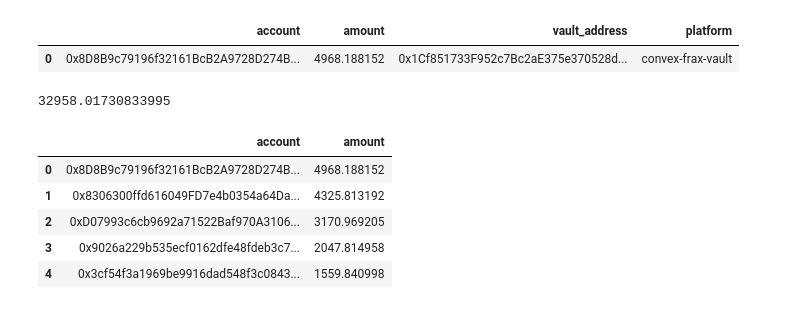
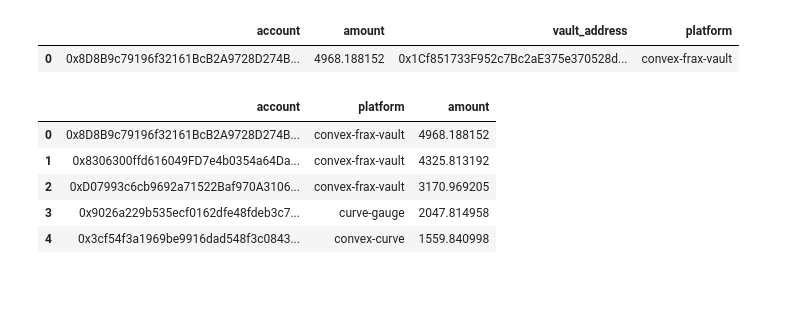
Before and after one commit to bam4564/flywheel, a Jupyter notebook: frxETH.ipynb, the cells around one changed output. Cells and saved outputs as stored; diff of their text form; code cells hidden in the pictures.

```diff
--- a/frxETH.ipynb
+++ b/frxETH.ipynb
@@ -115,15 +93,17 @@ sg = Subgrounds()
 sg_curve_pools = sg.load_subgraph(URL_CURVE_POOLS)
 sg_curve_dao = sg.load_subgraph(URL_CURVE_DAO)
 # %%
+# frxETHCRV staked in curve gauge. frxETHCRV -> frxETHCRV-gauge at 1:1 ratio
+# ---------------------------------------------------------------------------------------------------------------------
 qattrs = ['id', 'provider', 'value']
 # deposits into gauge
 df_deposits = query_attrs(
-    sg_curve_dao.Query.gaugeDeposits(first=100000, where={'gauge': ADDRESS_FRXETHCRV_GAUGE}), qattrs
+    sg, sg_curve_dao.Query.gaugeDeposits(first=100000, where={'gauge': ADDRESS_frxETHCRV_GAUGE_DEPOSIT}), qattrs
 )
 df_deposits = remove_prefix(df_deposits, 'gaugeDeposits_')
 # withdawals from gauge
 df_withdraws = query_attrs(
-    sg_curve_dao.Query.gaugeWithdraws(first=100000, where={'gauge': ADDRESS_FRXETHCRV_GAUGE}), qattrs
+    sg, sg_curve_dao.Query.gaugeWithdraws(first=100000, where={'gauge': ADDRESS_frxETHCRV_GAUGE_DEPOSIT}), qattrs
 )
 df_withdraws = remove_prefix(df_withdraws, 'gaugeWithdraws_')
 df_withdraws.value *= -1
@@ -152,14 +146,16 @@ Percent of frxETHCRV staked on convex: 92.188858%
 | 3 | 0x29f227b10c58457d8837031c813216d... | 102.939595 | curve-gauge |
 | 4 | 0x73e47e110dd251bd6449381724f2bb5... | 43.367171 | curve-gauge |
 # %%
+# frxETHCRV staked in convex (curve system). frxETHCRV -> cvxfrxETHCRV at 1:1 ratio
+# ---------------------------------------------------------------------------------------------------------------------
 qattrs = ['id', 'amount', 'timestamp', 'user.address']
 # deposits into the convex staking contract for curve lp tokens
 q_deposits = sg_curve_pools.Query.deposits(first=100000, where={'poolid_': {'swap': ADDRESS_CURVE_POOL_FRXETH_ETH}})
-df_deposits = query_attrs(q_deposits, qattrs)
+df_deposits = query_attrs(sg, q_deposits, qattrs)
 df_deposits = remove_prefix(df_deposits, 'deposits_')
 # withdrawals from the convex staking contract for curve lp tokens
 q_withdrawals = sg_curve_pools.Query.withdrawals(first=100000, where={'poolid_': {'swap': ADDRESS_CURVE_POOL_FRXETH_ETH}})
-df_withdrawals = query_attrs(q_withdrawals, qattrs)
+df_withdrawals = query_attrs(sg, q_withdrawals, qattrs)
 df_withdrawals = remove_prefix(df_withdrawals, 'withdrawals_')
 df_withdrawals.amount *= -1
 # current deposited amount per account in convex staking contract for curve lp tokens
@@ -220,15 +222,19 @@ df.head()
 # %%
 address_convex_staking_wrapper_frax = '0x4659d5fF63A1E1EDD6D5DD9CC315e063c95947d0'
 contract_convex_staking_wrapper_frax = w3.eth.contract(
-    address_convex_staking_wrapper_frax, abi=eth.get_contract_abi(address)
+    address_convex_staking_wrapper_frax, abi=etherscan.get_contract_abi(address_convex_staking_wrapper_frax)
 )
 # %%
 deposit_logs = contract_convex_staking_wrapper_frax.events.Deposited.getLogs(fromBlock=0)
 withdrawal_logs = contract_convex_staking_wrapper_frax.events.Withdrawn.getLogs(fromBlock=0)
 # %%
-df_stkcvxfrxethits = [{'account': d.args['_account'], 'amount': d.args['_amount'] / 1e18} for d in deposit_logs]
+# frxETHCRV staked in convex (frax system). frxETHCRV -> stkcvxfrxETHCRV-frax
+# ---------------------------------------------------------------------------------------------------------------------
+deposits = [{'account': d.args['_account'], 'amount': d.args['_amount'] / 1e18} for d in deposit_logs]
 withdrawals = [{'account': d.args['_user'], 'amount': -d.args['_amount'] / 1e18} for d in withdrawal_logs]
+
 df_stkcvxfrxeth = pd.DataFrame(deposits + withdrawals).groupby('account')['amount'].sum().reset_index()
 df_stkcvxfrxeth = df_stkcvxfrxeth.sort_values('amount', ascending=False).reset_index(drop=True)
 df_stkcvxfrxeth = df_stkcvxfrxeth.loc[df_stkcvxfrxeth.amount != 0]
+
 # Determine if this address represents a vault owned by some user
@@ -240,11 +246,13 @@ for a in df_stkcvxfrxeth.account.unique():
         contract = w3.eth.contract(a, abi=abi_convex_staking_proxy)
         owner = contract.functions.owner().call()
         vault_owners[a] = owner
+
 # Update table with vault info
 df_stkcvxfrxeth['vault_address'] = df_stkcvxfrxeth.account.apply(lambda a: a if a in vault_owners else None)
 mask_vault = ~df_stkcvxfrxeth.vault_address.isna()
 df_stkcvxfrxeth.loc[mask_vault, 'account'] = df_stkcvxfrxeth.loc[mask_vault].account.apply(lambda a: vault_owners[a])
 assert all(df_stkcvxfrxeth.loc[mask_vault].account != df_stkcvxfrxeth.loc[mask_vault].vault_address)
+
 # Add in platform information
 df_stkcvxfrxeth['platform'] = 'convex-frax-no-vault'
 df_stkcvxfrxeth.loc[~df_stkcvxfrxeth.vault_address.isna(), 'platform'] = 'convex-frax-vault'
@@ -279,20 +290,21 @@ df_stkcvxfrxeth.head(1)
 # %%
 df_no_stkcvxfrxeth = df.loc[df.account != address_convex_staking_wrapper_frax.lower()]
 assert len(df) == 1 + len(df_no_stkcvxfrxeth)
 df_final = (
     pd.concat([df_no_stkcvxfrxeth, df_stkcvxfrxeth[['account', 'platform', 'amount']]])
-    .groupby('account')['amount'].sum().reset_index()
+    .groupby(['account', 'platform'])['amount'].sum().reset_index()
+    .sort_values('amount', ascending=False).reset_index(drop=True)
 )
 # This amount should match the amount held in the gauge for this curve pool. Check this value here:
 # https://etherscan.io/token/0xf43211935c781d5ca1a41d2041f397b8a7366c7a#balances
-print(df_final.amount.sum())
-df_final = df_final.sort_values('amount', ascending=False).reset_index(drop=True)
+computed = df_final.amount.sum()
+actual = get_account_balance_of_erc20(ADDRESS_frxETHCRV_GAUGE_DEPOSIT, ADDRESS_frxETHCRV)
+np.testing.assert_almost_equal(actual, computed, decimal=10)
 df_final.head()
 # %% [output]
-32958.01730833995
-|  | account | amount |
-| 0 | 0x8D8B9c79196f32161BcB2A9728D274B... | 4968.188152 |
-| 1 | 0x8306300ffd616049FD7e4b0354a64Da... | 4325.813192 |
-| 2 | 0xD07993c6cb9692a71522Baf970A3106... | 3170.969205 |
-| 3 | 0x9026a229b535ecf0162dfe48fdeb3c7... | 2047.814958 |
-| 4 | 0x3cf54f3a1969be9916dad548f3c0843... | 1559.840998 |
+|  | account | platform | amount |
+| 0 | 0x8D8B9c79196f32161BcB2A9728D274B... | convex-frax-vault | 4968.188152 |
+| 1 | 0x8306300ffd616049FD7e4b0354a64Da... | convex-frax-vault | 4325.813192 |
+| 2 | 0xD07993c6cb9692a71522Baf970A3106... | convex-frax-vault | 3170.969205 |
+| 3 | 0x9026a229b535ecf0162dfe48fdeb3c7... | curve-gauge | 2047.814958 |
+| 4 | 0x3cf54f3a1969be9916dad548f3c0843... | convex-curve | 1559.840998 |
```
Also changed, not shown: parts of 16 cells of this notebook, 1 other file.
